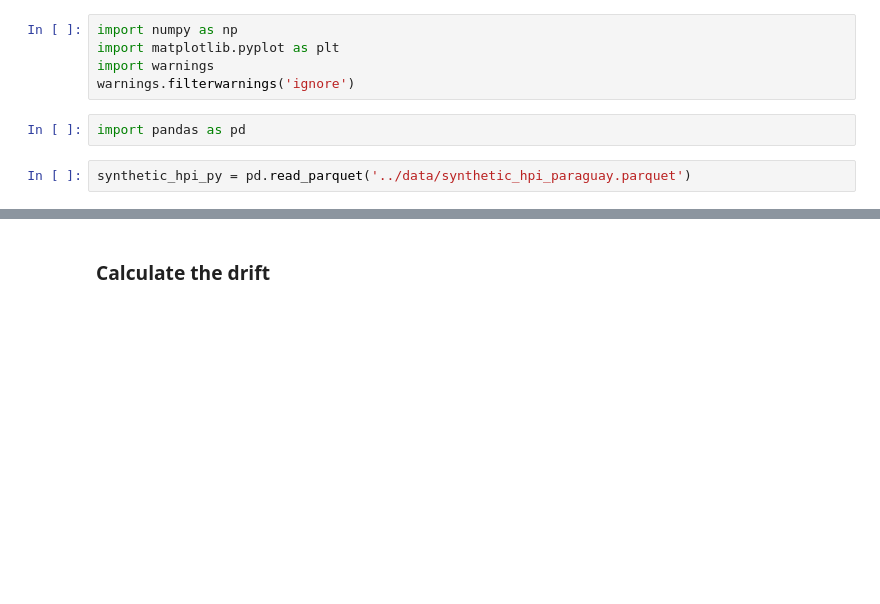
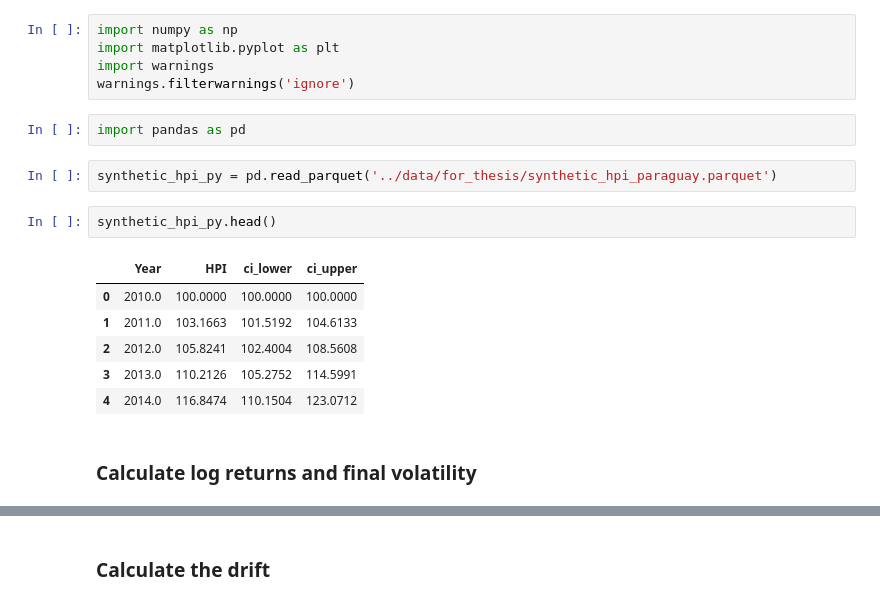
Before and after one commit to acostadlucas/mcs-red, a Jupyter notebook: python_finance_simulations_statistics/mcs_gbm_10paths.ipynb, the cells around one changed output, grey strips where cells are left out. Drawn from its saved outputs; the diff is of its cells as text; blank space fills up the shorter version.

```diff
--- a/python_finance_simulations_statistics/mcs_gbm_10paths.ipynb
+++ b/python_finance_simulations_statistics/mcs_gbm_10paths.ipynb
@@ -6,4 +6,15 @@ warnings.filterwarnings('ignore')
 # %%
 import pandas as pd
 # %%
-synthetic_hpi_py = pd.read_parquet('../data/synthetic_hpi_paraguay.parquet')
+synthetic_hpi_py = pd.read_parquet('../data/for_thesis/synthetic_hpi_paraguay.parquet')
+# %%
+synthetic_hpi_py.head()
+# %% [output]
+|  | Year | HPI | ci_lower | ci_upper |
+| 0 | 2010.0 | 100.0000 | 100.0000 | 100.0000 |
+| 1 | 2011.0 | 103.1663 | 101.5192 | 104.6133 |
+| 2 | 2012.0 | 105.8241 | 102.4004 | 108.5608 |
+| 3 | 2013.0 | 110.2126 | 105.2752 | 114.5991 |
+| 4 | 2014.0 | 116.8474 | 110.1504 | 123.0712 |
+# %% [markdown]
+### Calculate log returns and final volatility
```
Also changed, not shown: parts of 10 cells of this notebook, 3 other files.
